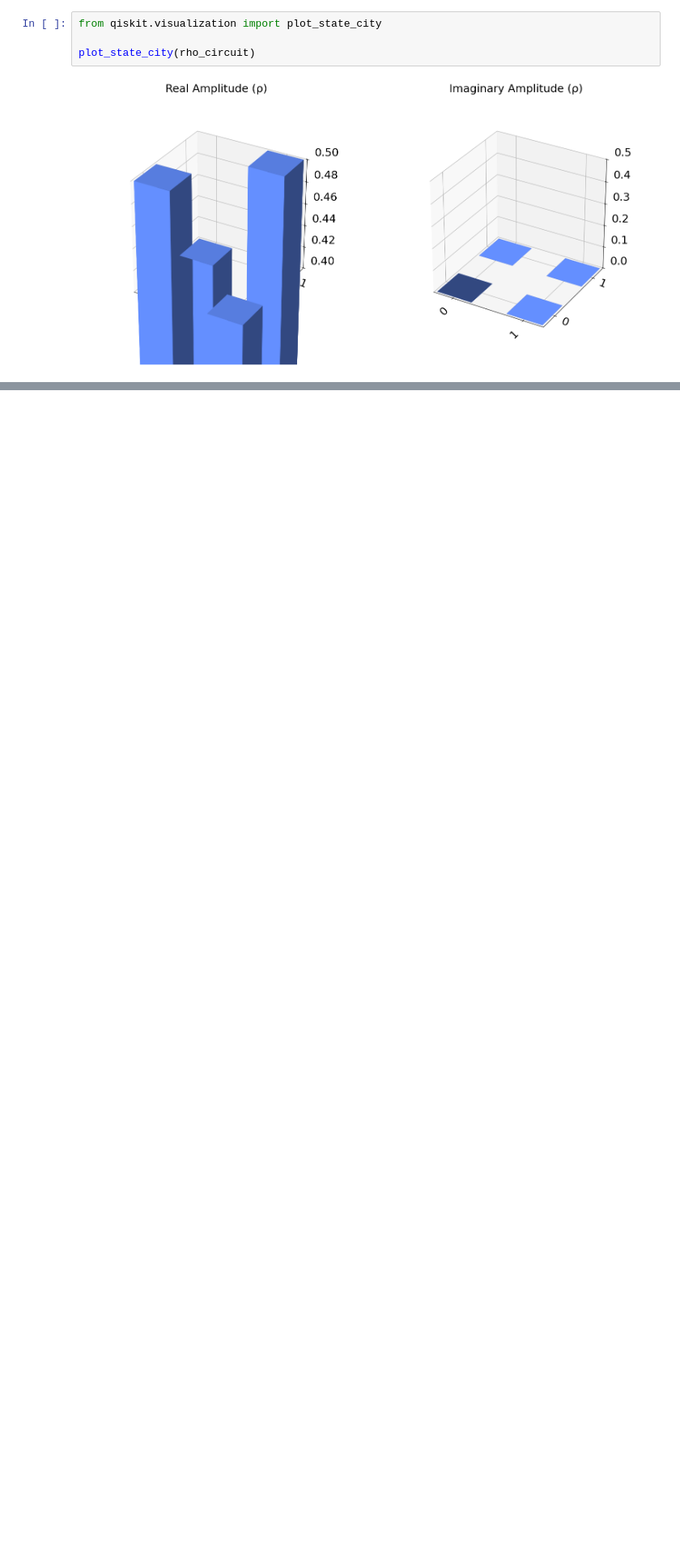
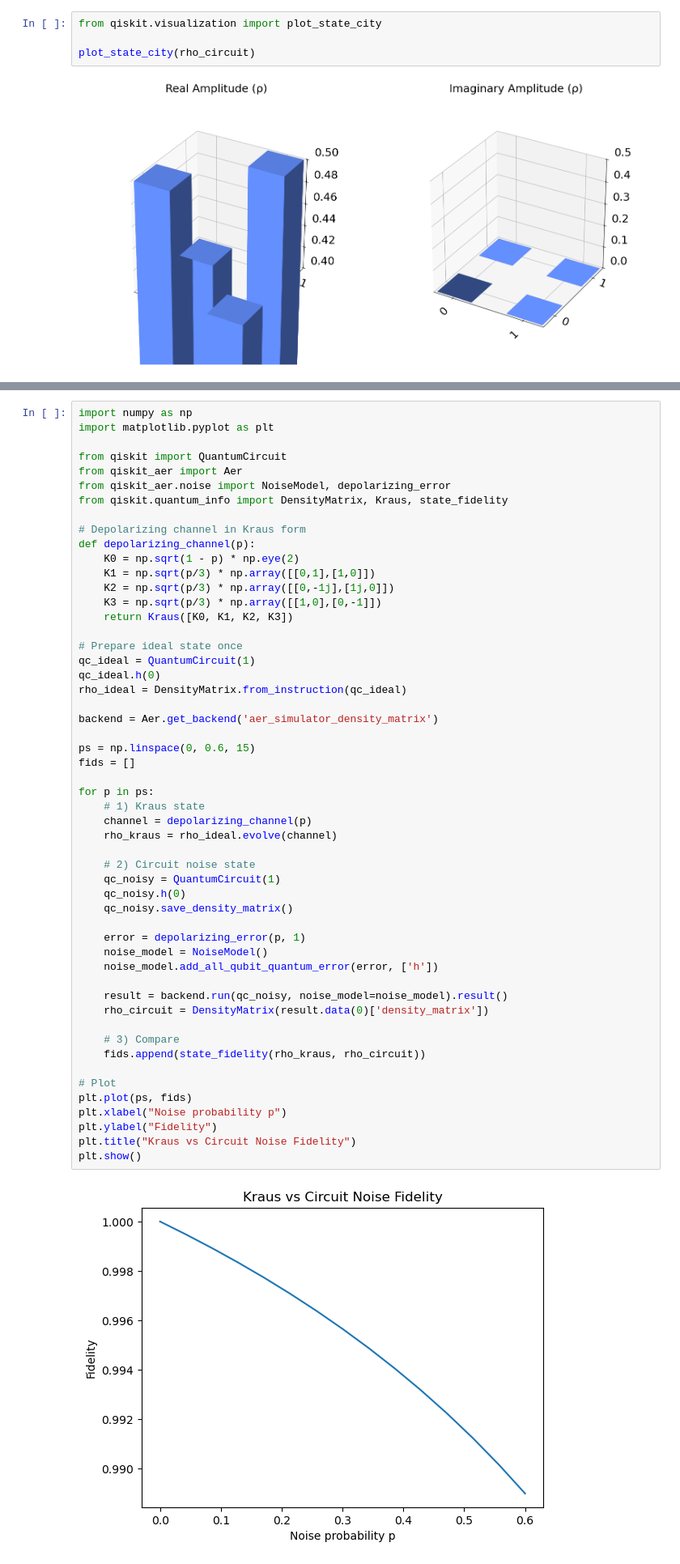
Before and after one commit to isithadinujaya/Quantum-Noisy-Channel-Simulation, a Jupyter notebook: Kraus Operators vs Quantum Circuit Fidelity.ipynb, the cells around one changed output, grey strips where cells are left out. Shown at 81% size. Saved outputs shown, nothing was run; the diff lists cells and outputs as text; blank space fills up the shorter version.

Commit message:
Fidelity graphs of theoretical and practical

```diff
--- a/Pauli noise channels.ipynb
+++ b/Kraus Operators vs Quantum Circuit Fidelity.ipynb
@@ -124,0 +173,55 @@ plot_state_city(rho_circuit)
+# %%
+import numpy as np
+import matplotlib.pyplot as plt
+
+from qiskit import QuantumCircuit
+from qiskit_aer import Aer
+from qiskit_aer.noise import NoiseModel, depolarizing_error
+from qiskit.quantum_info import DensityMatrix, Kraus, state_fidelity
+
+# Depolarizing channel in Kraus form
+def depolarizing_channel(p):
+    K0 = np.sqrt(1 - p) * np.eye(2)
+    K1 = np.sqrt(p/3) * np.array([[0,1],[1,0]])
+    K2 = np.sqrt(p/3) * np.array([[0,-1j],[1j,0]])
+    K3 = np.sqrt(p/3) * np.array([[1,0],[0,-1]])
+    return Kraus([K0, K1, K2, K3])
+
+# Prepare ideal state once
+qc_ideal = QuantumCircuit(1)
+qc_ideal.h(0)
+rho_ideal = DensityMatrix.from_instruction(qc_ideal)
+
+backend = Aer.get_backend('aer_simulator_density_matrix')
+
+ps = np.linspace(0, 0.6, 15)
+fids = []
+
+for p in ps:
+    # 1) Kraus state
+    channel = depolarizing_channel(p)
+    rho_kraus = rho_ideal.evolve(channel)
+
+    # 2) Circuit noise state
+    qc_noisy = QuantumCircuit(1)
+    qc_noisy.h(0)
+    qc_noisy.save_density_matrix()
+
+    error = depolarizing_error(p, 1)
+    noise_model = NoiseModel()
+    noise_model.add_all_qubit_quantum_error(error, ['h'])
+
+    result = backend.run(qc_noisy, noise_model=noise_model).result()
+    rho_circuit = DensityMatrix(result.data(0)['density_matrix'])
+
+    # 3) Compare
+    fids.append(state_fidelity(rho_kraus, rho_circuit))
+
+# Plot
+plt.plot(ps, fids)
+plt.xlabel("Noise probability p")
+plt.ylabel("Fidelity")
+plt.title("Kraus vs Circuit Noise Fidelity")
+plt.show()
+# %% [output]
+[figure, added]
```
Also changed, not shown: parts of 2 cells of this notebook.
